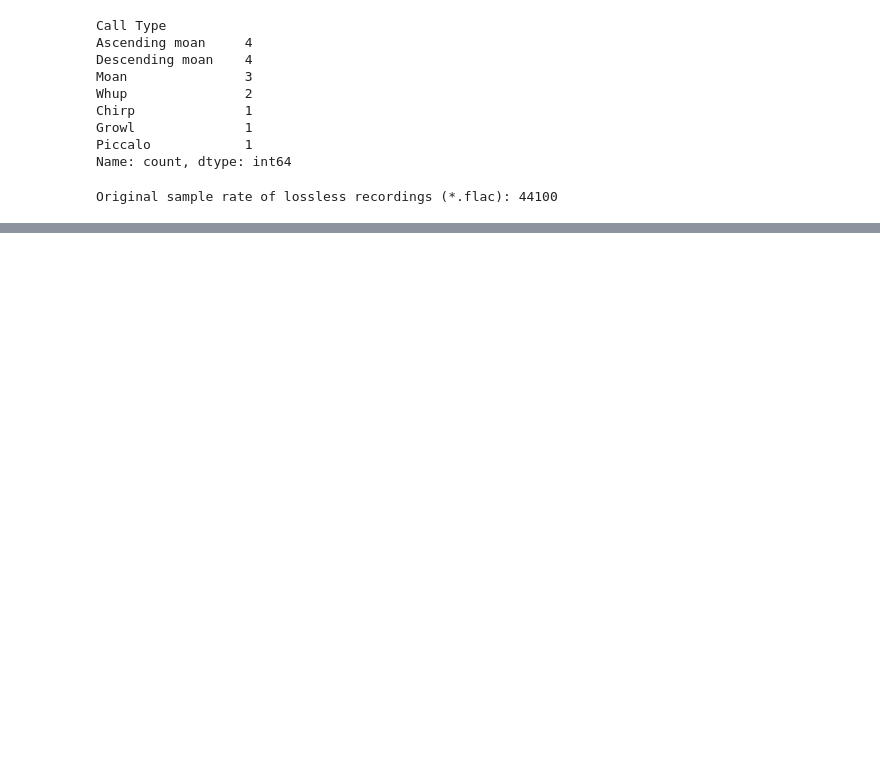
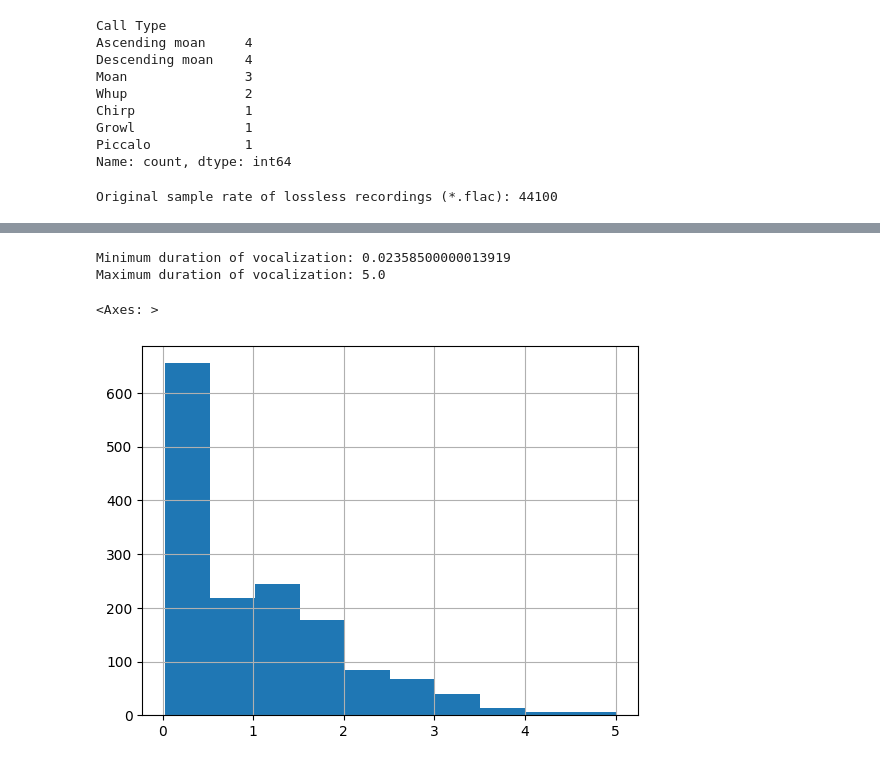
Before and after one commit to orcasound/aifororcas-livesystem, a Jupyter notebook: HumpbackWhales/01_DataPreprocessing/1_data_acquisition_and_vocalizations_retrieval.ipynb, the cells around one changed output, grey strips where cells are left out. Saved outputs shown, nothing was run; the diff lists cells and outputs as text; code cells hidden in the pictures; blank space fills up the shorter version.

```diff
--- a/HumpbackWhales/01_DataPreprocessing/1_data_acquisition_and_vocalizations_retrieval.ipynb
+++ b/HumpbackWhales/01_DataPreprocessing/1_data_acquisition_and_vocalizations_retrieval.ipynb
@@ -200,3 +228,14 @@ Total records: 1514
+# %%
+print("Minimum duration of vocalization:", all_annotations_pd["VocalizationDuration"].min())
+print("Maximum duration of vocalization:", all_annotations_pd["VocalizationDuration"].max())
+# %% [output]
+Minimum duration of vocalization: 0.02358500000013919
+Maximum duration of vocalization: 5.0
+# %%
+all_annotations_pd["VocalizationDuration"].hist()
+# %% [output]
+<Axes: >
+[figure, added]
 # %%
 all_annotations_pd.to_csv(output_clean_annotations, index=False)
 # %%
```
Also changed, not shown: parts of 39 cells of this notebook.
